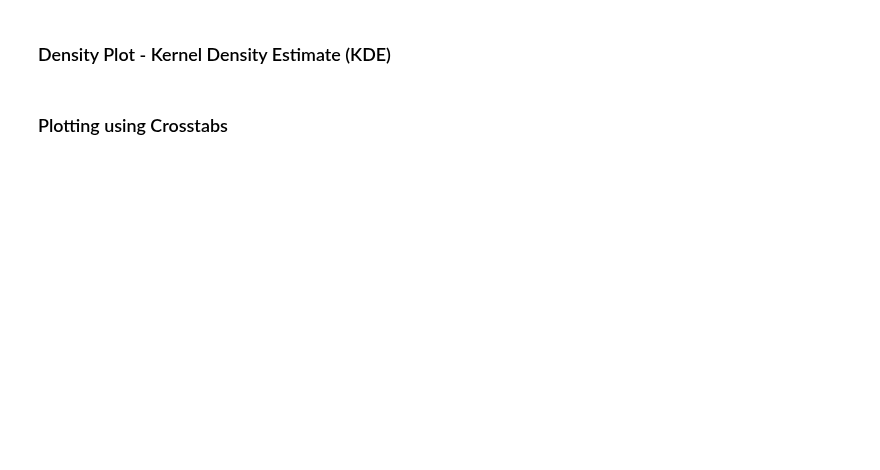
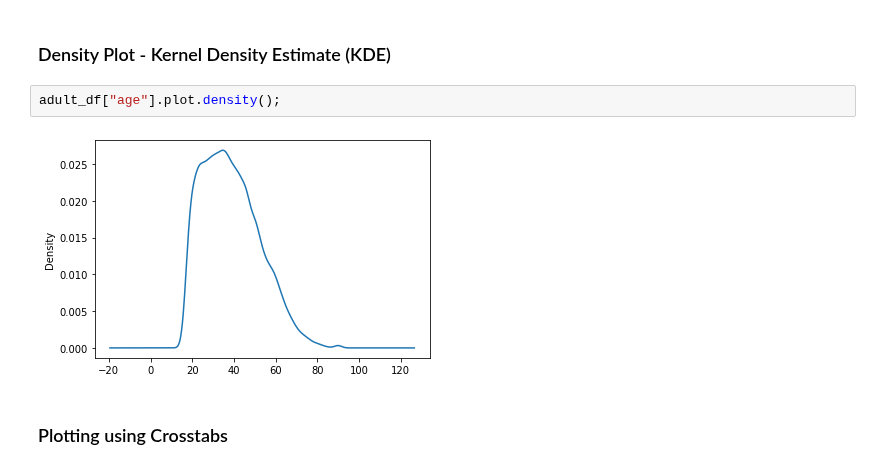
Before and after one commit to bloominstituteoftechnology/DS-Unit-1-Sprint-1-Data-Wrangling-and-Storytelling, a Jupyter notebook: module1-exploratory-data-analysis/LS_DS_111_Exploratory_Data_Analysis.ipynb, the cells around one changed output. Drawn from its saved outputs; the diff is of its cells as text; blank space fills up the shorter version.

```diff
--- a/module1-exploratory-data-analysis/LS_DS_111_Exploratory_Data_Analysis.ipynb
+++ b/module1-exploratory-data-analysis/LS_DS_111_Exploratory_Data_Analysis.ipynb
@@ -238,4 +472,8 @@ Why might it be important for us to be able to visualize how our data is distrib
 # %% [markdown]
 ### Density Plot - Kernel Density Estimate (KDE)
+# %%
+adult_df["age"].plot.density();
+# %% [output]
+[figure, added]
 # %% [markdown]
 ### Plotting using Crosstabs
```
Also changed, not shown: parts of 22 cells of this notebook.
